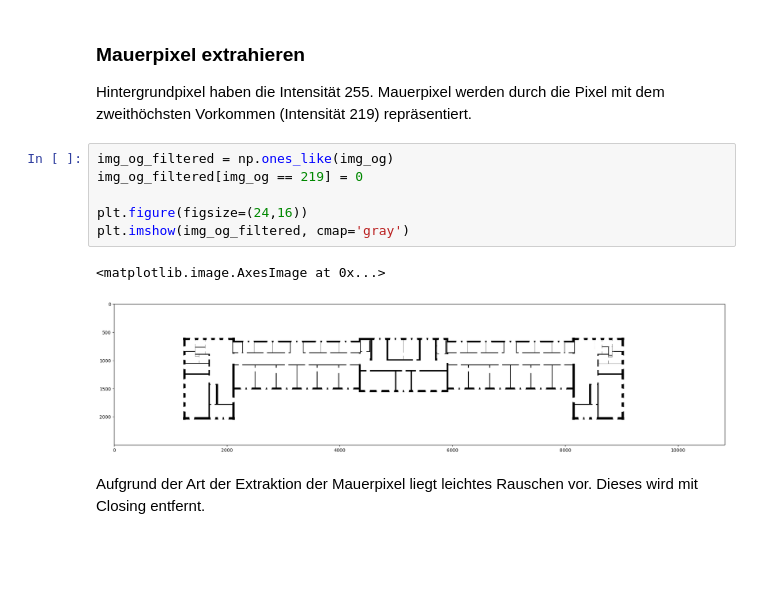
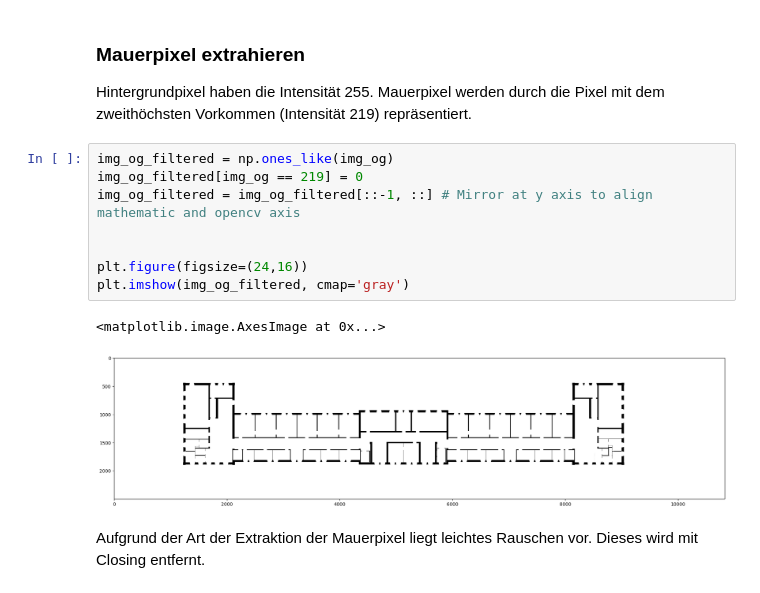
Before and after one commit to M4ngo404/embedded_intelligence, a Jupyter notebook: notebooks/260623_map_generation.ipynb, the cells around one changed output. Saved outputs shown, nothing was run; the diff lists cells and outputs as text; blank space fills up the shorter version.

```diff
--- a/notebooks/260623_map_generation.ipynb
+++ b/notebooks/260623_map_generation.ipynb
@@ -218,12 +219,14 @@ Hintergrundpixel haben die Intensität 255. Mauerpixel werden durch die Pixel mi
 # %%
 img_og_filtered = np.ones_like(img_og)
 img_og_filtered[img_og == 219] = 0
+img_og_filtered = img_og_filtered[::-1, ::] # Mirror at y axis to align mathematic and opencv axis
+
 
 plt.figure(figsize=(24,16))
 plt.imshow(img_og_filtered, cmap='gray')
 # %% [output]
 <matplotlib.image.AxesImage at 0x...>
-[figure, old version]
+[figure, new version]
 # %% [markdown]
 Aufgrund der Art der Extraktion der Mauerpixel liegt leichtes Rauschen vor. Dieses wird mit Closing entfernt.
 # %%
```
Also changed, not shown: parts of 11 cells of this notebook, 1 other file.
